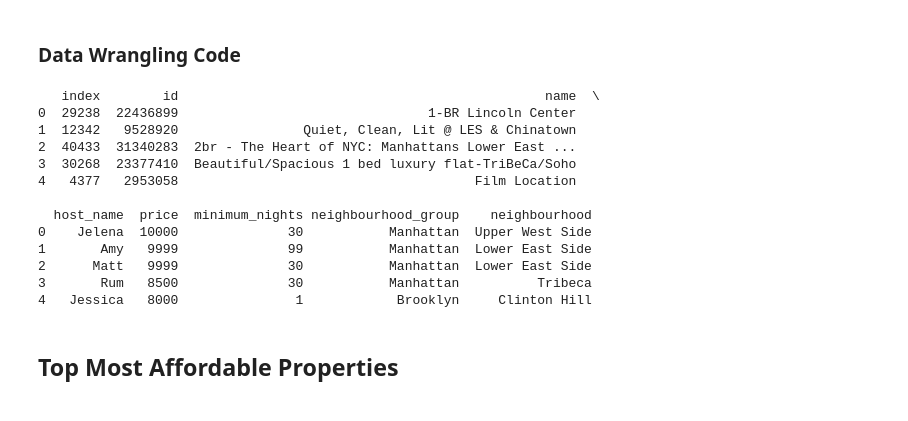
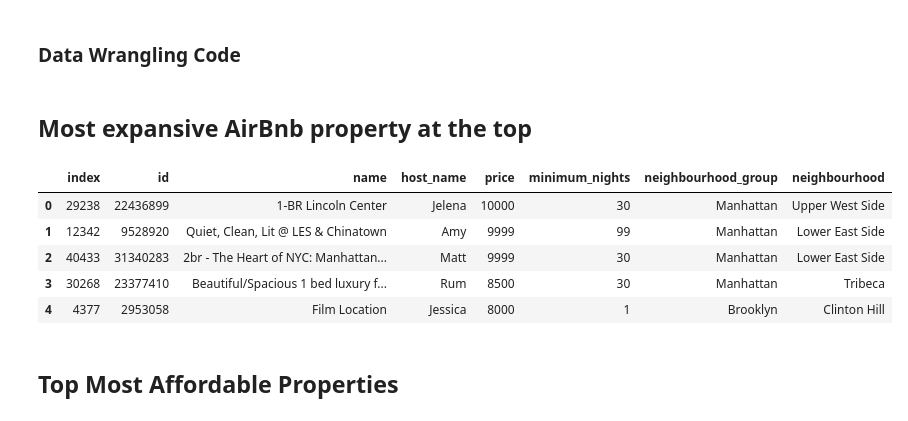
Before and after one commit to Dheerajraghava/Dheerajraghav_Airbnb_Bookings_Analysis_Capstone_Project, a Jupyter notebook: Copy_of_Sample_EDA_Submission_Template.ipynb, the cells around one changed output. Drawn from its saved outputs; the diff is of its cells as text; code cells hidden in the pictures.

```diff
--- a/Copy_of_Sample_EDA_Submission_Template.ipynb
+++ b/Copy_of_Sample_EDA_Submission_Template.ipynb
@@ -411,26 +411,18 @@ price Unique values = 644
 ## 3. ***Data Wrangling***
 # %% [markdown]
 ### Data Wrangling Code
+# %% [markdown]
+## Most expansive AirBnb property at the top
 # %%
-# Write your code to make your dataset analysis ready.
-
-#TOP MOST EXPANSIVE PROPERTY
 most_expansive_properties=data1.sort_values('price',ascending= False)[['id','name','host_name','price','minimum_nights','neighbourhood_group','neighbourhood']].reset_index()
-print(most_expansive_properties.head(5))
+most_expansive_properties.head(5)
 # %% [output]
-   index        id                                               name  \
-0  29238  22436899                                1-BR Lincoln Center
-1  12342   9528920                Quiet, Clean, Lit @ LES & Chinatown
-2  40433  31340283  2br - The Heart of NYC: Manhattans Lower East ...
-3  30268  23377410  Beautiful/Spacious 1 bed luxury flat-TriBeCa/Soho
-4   4377   2953058                                      Film Location
-
-  host_name  price  minimum_nights neighbourhood_group    neighbourhood
-0    Jelena  10000              30           Manhattan  Upper West Side
-1       Amy   9999              99           Manhattan  Lower East Side
-2      Matt   9999              30           Manhattan  Lower East Side
-3       Rum   8500              30           Manhattan          Tribeca
-4   Jessica   8000               1            Brooklyn     Clinton Hill
+|  | index | id | name | host_name | price | minimum_nights | neighbourhood_group | neighbourhood |
+| 0 | 29238 | 22436899 | 1-BR Lincoln Center | Jelena | 10000 | 30 | Manhattan | Upper West Side |
+| 1 | 12342 | 9528920 | Quiet, Clean, Lit @ LES & Chinatown | Amy | 9999 | 99 | Manhattan | Lower East Side |
+| 2 | 40433 | 31340283 | 2br - The Heart of NYC: Manhattan... | Matt | 9999 | 30 | Manhattan | Lower East Side |
+| 3 | 30268 | 23377410 | Beautiful/Spacious 1 bed luxury f... | Rum | 8500 | 30 | Manhattan | Tribeca |
+| 4 | 4377 | 2953058 | Film Location | Jessica | 8000 | 1 | Brooklyn | Clinton Hill |
 # %% [markdown]
 ## Top Most Affordable Properties
 # %%
```
Also changed, not shown: parts of 20 cells of this notebook.
